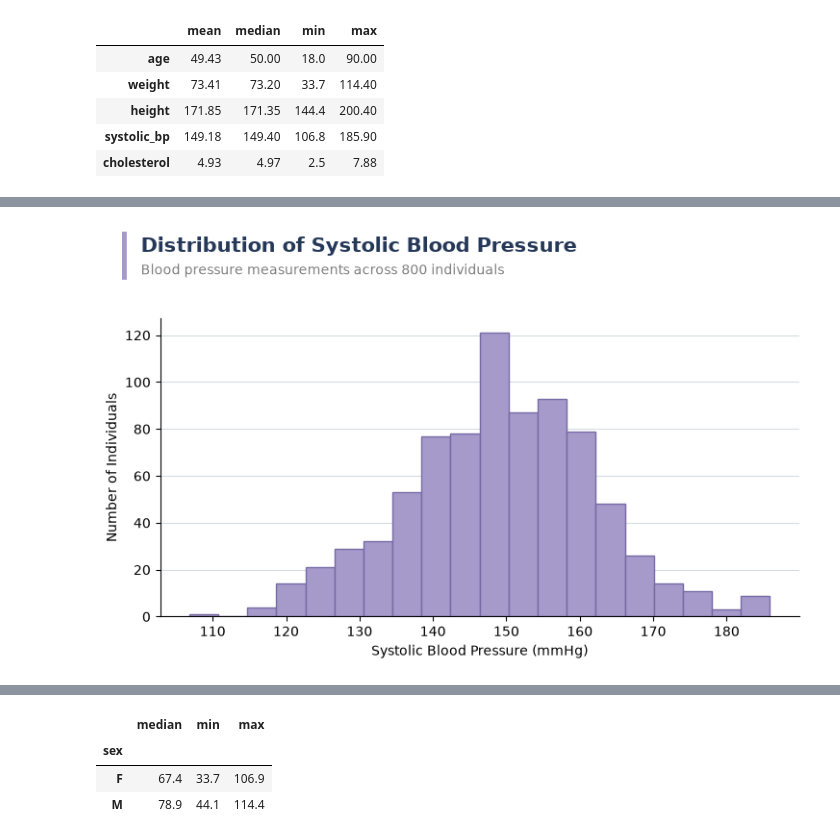
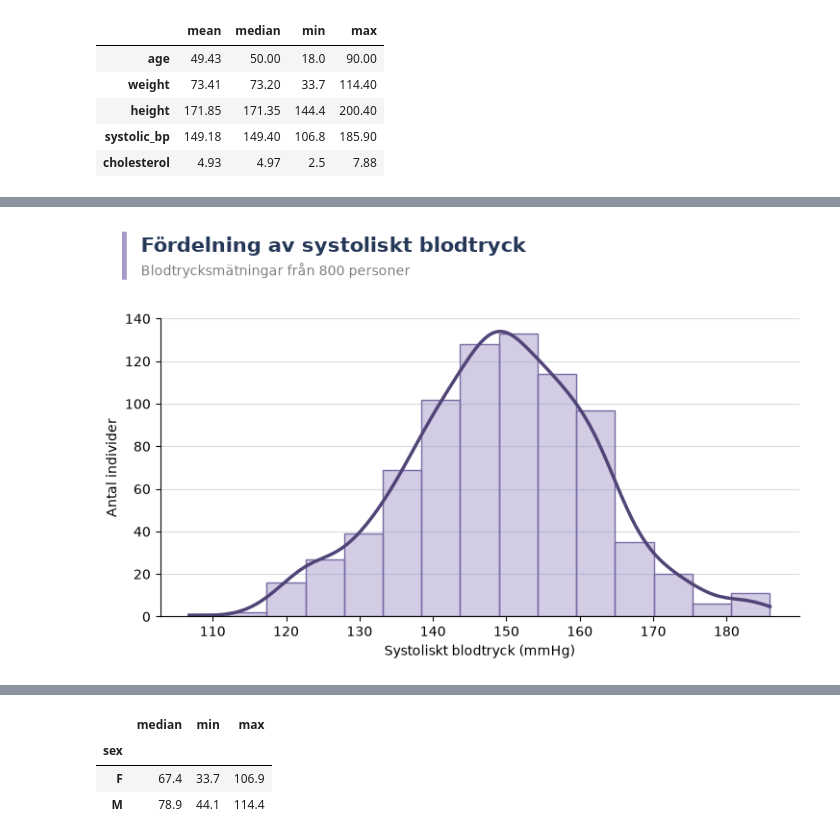
Before and after one commit to MegansCreativeLabs/health_study, a Jupyter notebook: notebooks/health_study_analysis.ipynb, the cells around one changed output, grey strips where cells are left out. Cells and saved outputs as stored; diff of their text form; code cells hidden in the pictures.

```diff
--- a/notebooks/health_study_analysis.ipynb
+++ b/notebooks/health_study_analysis.ipynb
@@ -71,70 +72,56 @@ The mean and median values are relatively close across the selected variables. A
 # %%
+
 from matplotlib.patches import Rectangle
+import seaborn as sns
 
 fig, ax = plt.subplots(figsize=(8, 5))
 
-# Skapar histogrammet och anger designen
-ax.hist(
-    df["systolic_bp"],
-    bins=20,
-    color="#A69ACB",
-    edgecolor="#786BA4",
-    linewidth=1
+# Histogram med KDE-kurva
+sns.histplot(
+    data=df, x="systolic_bp",
+    bins=15, kde=True,
+    color="#A69ACB", edgecolor="#786BA4",
+    linewidth=1, ax=ax
 )
 
-# Lämnar plats ovanför diagrammet för rubrikerna
+# Anpassar kurvan och Y-axeln
+ax.lines[0].set(color="#514477", linewidth=2.5)
+ax.set(
+    ylim=(0, 140),
+    yticks=range(0, 141, 20),
+    xlabel="Systoliskt blodtryck (mmHg)",
+    ylabel="Antal individer"
+)
+
+# Rubriker och layout
 fig.subplots_adjust(top=0.76, left=0.13, right=0.96, bottom=0.14)
 
-# Lägger till en lavendelfärgad accentlinje
-accent = Rectangle(
-    (0.08, 0.84),
-    0.007,
-    0.10,
+fig.add_artist(Rectangle(
+    (0.08, 0.84), 0.007, 0.10,
     transform=fig.transFigure,
-    facecolor="#A69ACB",
-    edgecolor="none"
-)
-fig.add_artist(accent)
+    facecolor="#A69ACB", edgecolor="none"
+))
 
-# Huvudrubrik
 fig.text(
-    0.105, 0.91,
-    "Distribution of Systolic Blood Pressure",
-    fontsize=15,
-    fontweight="bold",
-    color="#253858",
-    ha="left",
-    va="center"
+    0.105, 0.91, "Fördelning av systoliskt blodtryck",
+    fontsize=15, fontweight="bold", color="#253858",
+    ha="left", va="center"
 )
 
-# Underrubrik
 fig.text(
     0.105, 0.86,
-    f"Blood pressure measurements across {len(df)} individuals",
-    fontsize=10,
-    color="gray",
-    ha="left",
-    va="center"
+    f"Blodtrycksmätningar från {len(df)} personer",
+    fontsize=10, color="gray", ha="left", va="center"
 )
 
-# Axelrubriker
-ax.set_xlabel("Systolic Blood Pressure (mmHg)")
-ax.set_ylabel("Number of Individuals")
+# Stödlinjer och kanter
+ax.grid(axis="y", color="#B8C5CC", alpha=0.6, linewidth=0.8)
+ax.set_axisbelow(True)
+ax.spines[["top", "right"]].set_visible(False)
 
-# Tydliga men diskreta stödlinjer
-ax.grid(
-    axis="y",
-    color="#B8C5CC",
-    alpha=0.6,
-    linewidth=0.8
-)
-ax.set_axisbelow(True)
-
-# Tar bort onödiga kanter
-ax.spines["top"].set_visible(False)
-ax.spines["right"].set_visible(False)
-fig.savefig("../figures/blood_pressure_distribution.png", dpi=300)
+# Sparar och visar
+fig.savefig("../figures/blodtrycksfordelning.png", dpi=300)
 plt.show()
 # %% [output]
-[figure, old version]
+[figure, new version]
 # %% [markdown]
```
Also changed, not shown: parts of 43 cells of this notebook, 8 other files.
